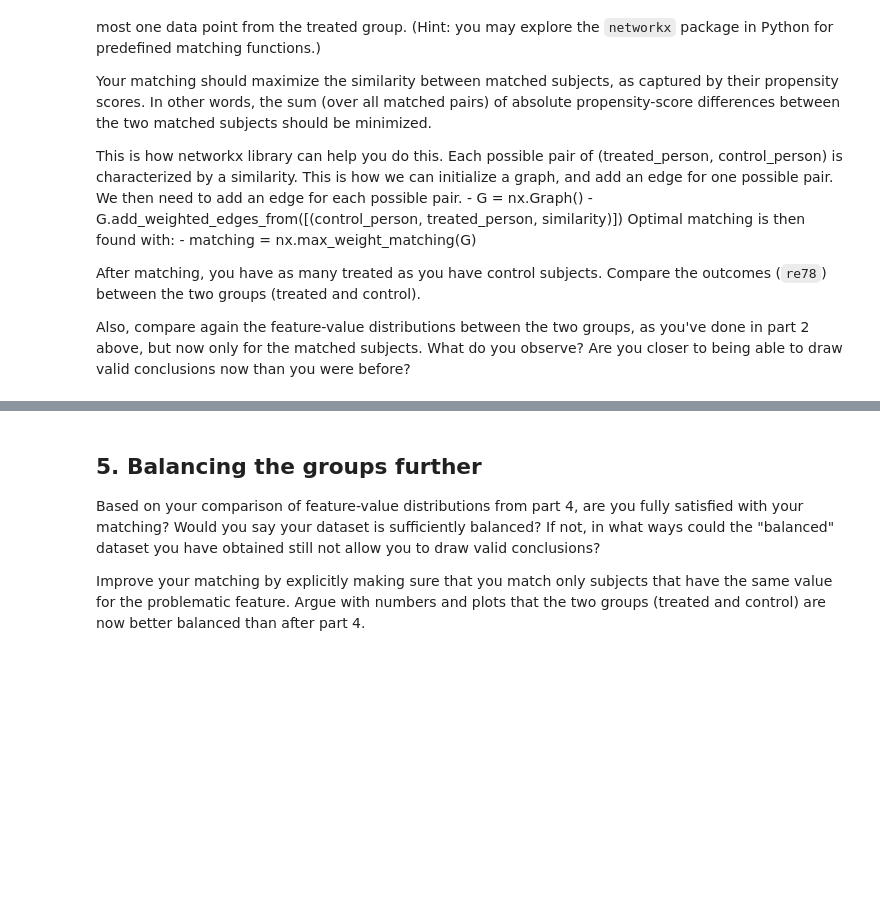
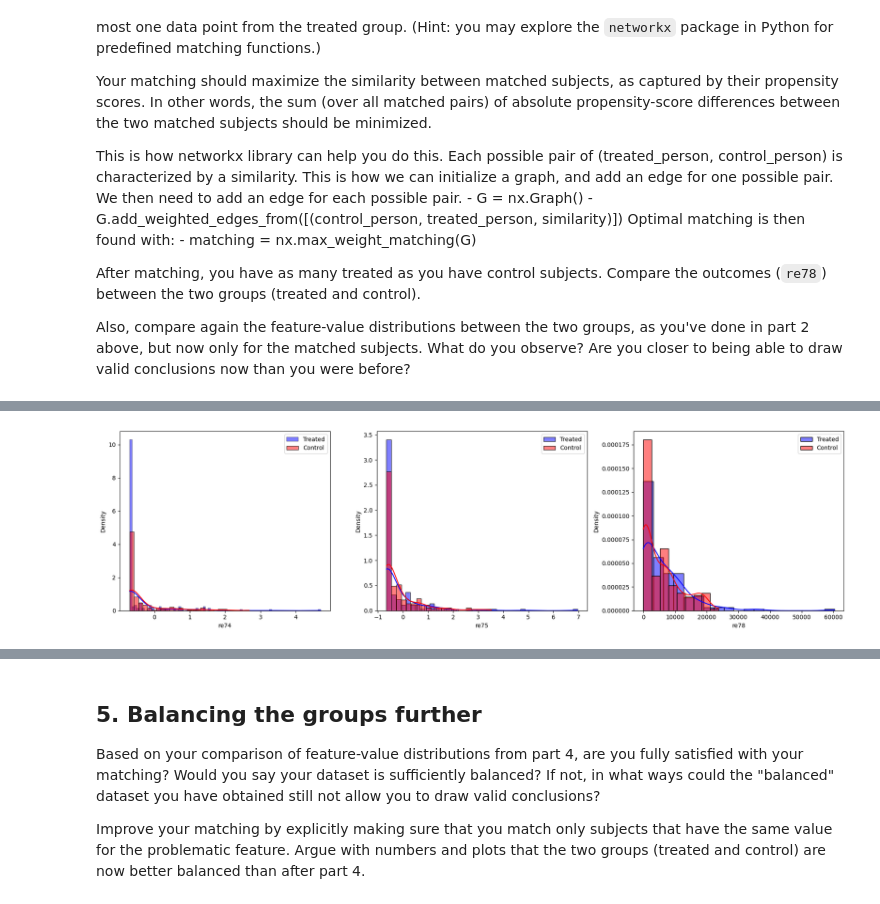
Before and after one commit to BaptisteCarmier/ADA--2024, a Jupyter notebook: Exercises/05 - Causal analysis of observational data/Observational studies exercise.ipynb, the cells around one changed output, grey strips where cells are left out. Cells and saved outputs as stored; diff of their text form; code cells hidden in the pictures; blank space fills up the shorter version.

```diff
--- a/Exercises/05 - Causal analysis of observational data/Observational studies exercise.ipynb
+++ b/Exercises/05 - Causal analysis of observational data/Observational studies exercise.ipynb
@@ -237,0 +326,5 @@ Are you closer to being able to draw valid conclusions now than you were before?
+# %%
+''' your code and explanations ''';
+def get_similarity(propensity_score1, propensity_score2):
+    '''Calculate similarity for instances with given propensity scores'''
+    return 1-np.abs(propensity_score1-propensity_score2)
@@ -237,0 +347,6 @@ Are you closer to being able to draw valid conclusions now than you were before?
+# %%
+matched = [i[0] for i in list(matching)] + [i[1] for i in list(matching)]
+balanced_df = df.iloc[matched]
+# %%
+balance_treated_df = balanced_df.loc[balanced_df.treat ==1]
+balance_control_df = balanced_df.loc[balanced_df.treat ==0]
@@ -237,0 +377,27 @@ Are you closer to being able to draw valid conclusions now than you were before?
+# %%
+''' your code and explanations '''
+
+fig, (ax1, ax2, ax3)= plt.subplots(1, 3, figsize=(18, 5))
+
+sns.histplot(balance_treated_df.re74, color ='blue', label = 'Treated', stat = 'density', kde = True, alpha = 0.5, ax = ax1)
+sns.histplot(balance_control_df.re74, color = 'red', label = 'Control', stat = 'density', kde = True, alpha = 0.5, ax = ax1)
+ax1.set_xlabel('re74')
+ax1.set_ylabel('Density')
+ax1.legend()
+
+sns.histplot(balance_treated_df.re75, color ='blue', label = 'Treated', stat = 'density', kde = True, alpha = 0.5, ax = ax2)
+sns.histplot(balance_control_df.re75, color = 'red', label = 'Control', stat = 'density', kde = True, alpha = 0.5, ax = ax2)
+ax2.set_xlabel('re75')
+ax2.set_ylabel('Density')
+ax2.legend()
+
+sns.histplot(balance_treated_df.re78, color ='blue', label = 'Treated', stat = 'density', kde = True, alpha = 0.5, ax = ax3)
+sns.histplot(balance_control_df.re78, color = 'red', label = 'Control', stat = 'density', kde = True, alpha = 0.5, ax = ax3)
+ax3.set_xlabel('re78')
+ax3.set_ylabel('Density')
+ax3.legend()
+
+plt.tight_layout()
+plt.show()
+# %% [output]
+[figure, added]
```
Also changed, not shown: parts of 33 cells of this notebook, 2 other files.
